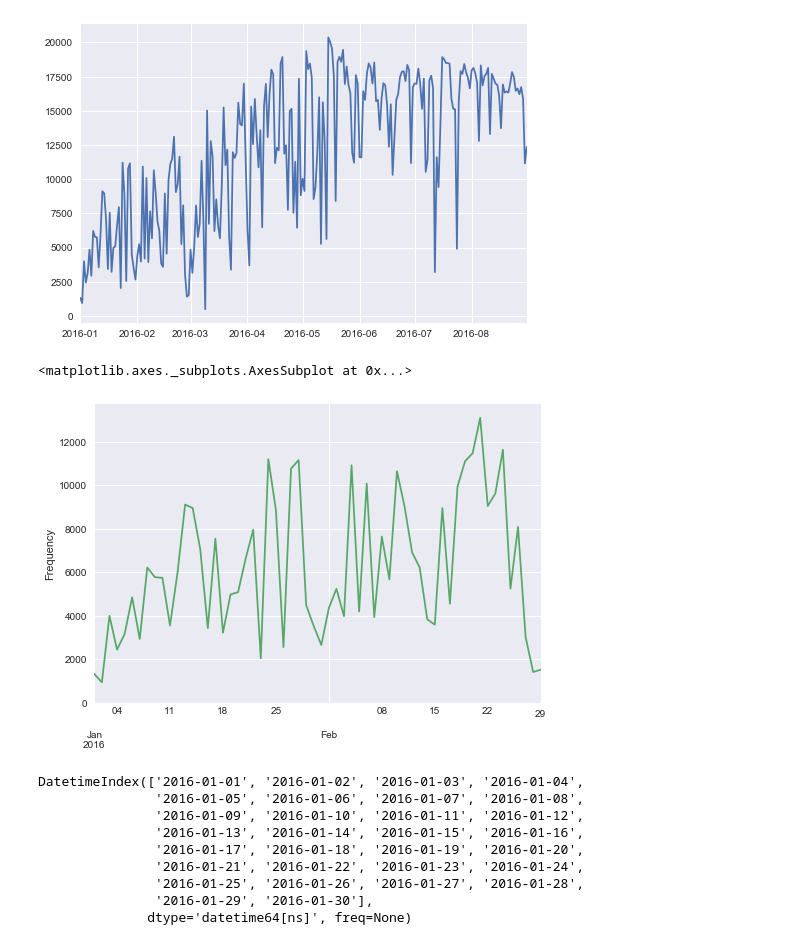
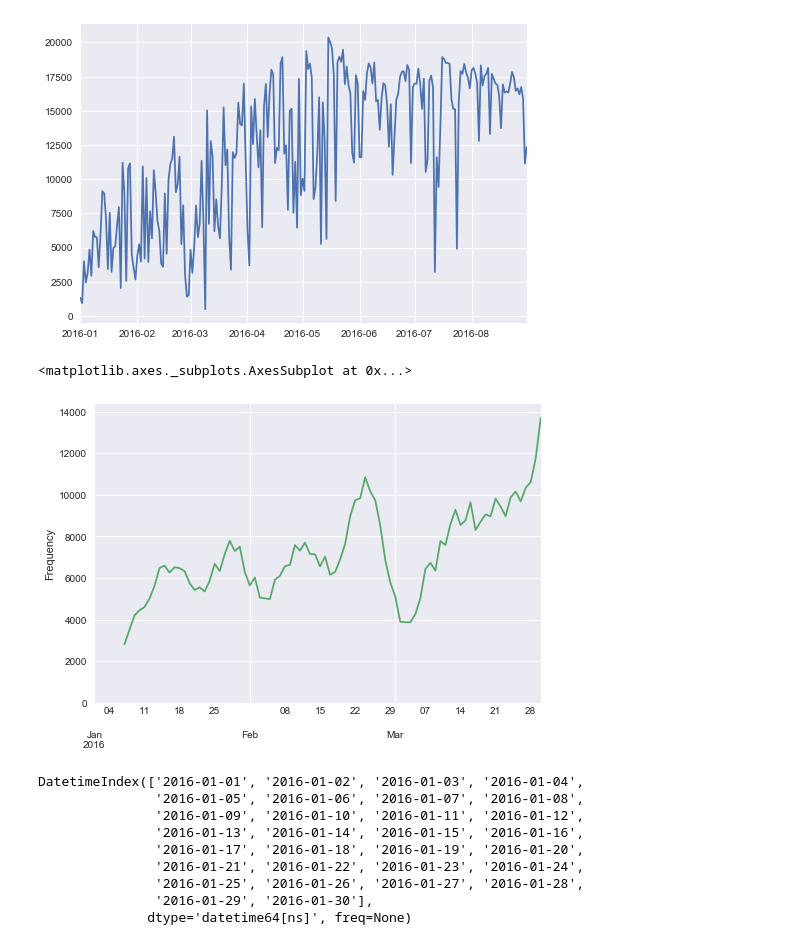
Before and after one commit to dragosbo/rapid, a Jupyter notebook: solar.ipynb, the cells around one changed output. Cells and saved outputs as stored; diff of their text form; code cells hidden in the pictures.

```diff
--- a/solar.ipynb
+++ b/solar.ipynb
@@ -146,10 +146,10 @@ d.plot()
 [figure]
 # %%
 d[:30].plot.hist(bins=15)
-d[:60].plot()
+d[:90].rolling(7).mean().plot()
 # %% [output]
 <matplotlib.axes._subplots.AxesSubplot at 0x...>
-[figure, old version]
+[figure, new version]
 # %%
 small.index
 # %% [output]
```
Also changed, not shown: parts of 4 cells of this notebook.
